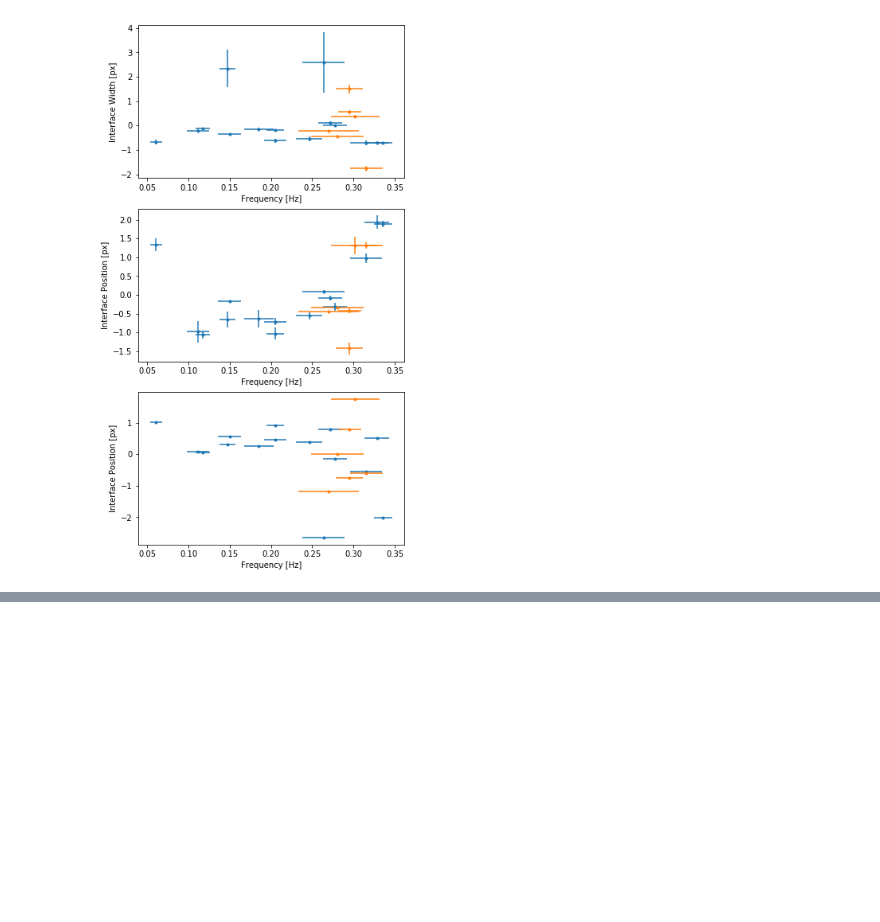
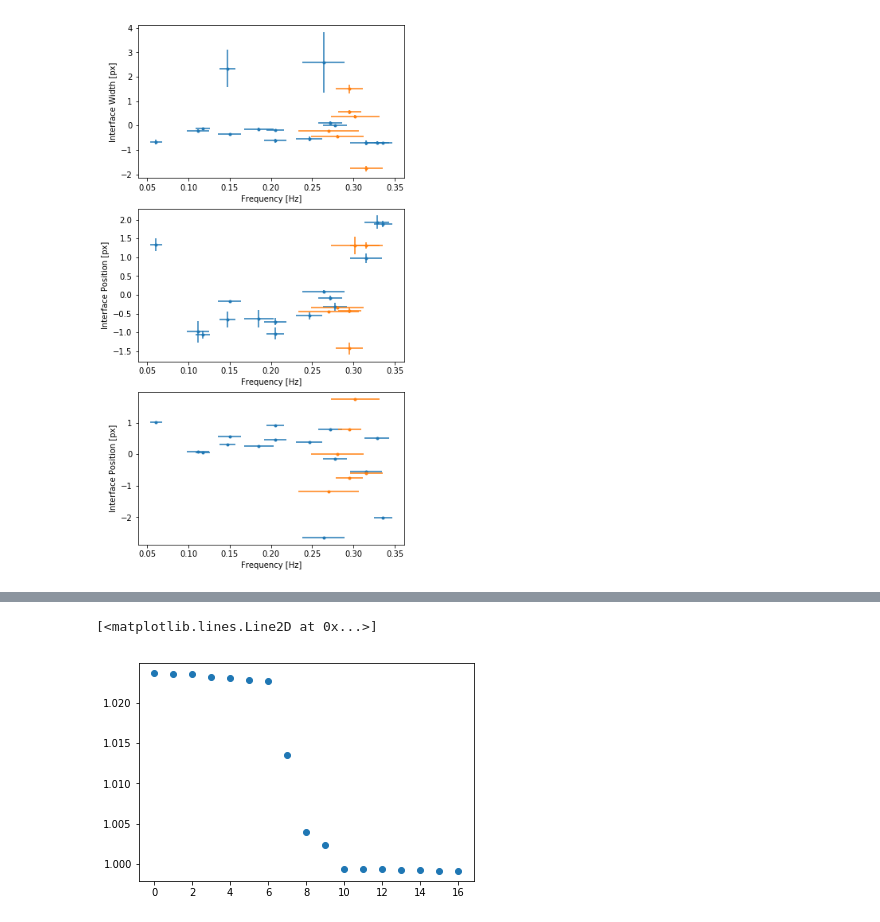
Before and after one commit to balintkaszas/boSchlieren, a Jupyter notebook: 0511_noramp.ipynb, the cells around one changed output, grey strips where cells are left out. Saved outputs shown, nothing was run; the diff lists cells and outputs as text; code cells hidden in the pictures; blank space fills up the shorter version.

```diff
--- a/0511_noramp.ipynb
+++ b/0511_noramp.ipynb
@@ -316,0 +319,7 @@ np.savetxt('C:/Users/balin/Docs/boSchlieren/data0509/0509_frozenFreqs.dat', out2
+# %%
+d = [51.7, 51.7, 51.6, 51.1, 50.4, 49.1, 48.8, 45.0, 33.4, 25.3, 9.14, 1.2, 0.9, 0.6, 0.5, 0.5, 0.5]
+densities29 = [52.0, 51.8, 51.9, 51.2, 50.9, 50.6, 50.2, 33.3, 13., 9., 0.7, 0.8, 0.7, 0.6, 0.5, 0.1, 0.1]
+densities29_2 = [52.4, 52.7, 52.6, 52.2, 52.0, 51.6, 50.8, 37.1, 13., 2., 1., 0.8, 0.7, 0.6, 0.5, 0.4, 0.1]
+def cond_dens(x):
+    return x**4*0.0000000000922584+x**3*(-0.0000000294733)+x**2*0.00000419348+x*0.000322098+0.999075
+den = np.array(densities29)
@@ -316,0 +349,5 @@ np.savetxt('C:/Users/balin/Docs/boSchlieren/data0509/0509_frozenFreqs.dat', out2
+# %%
+plt.plot(cond_dens(den), 'o')
+# %% [output]
+[<matplotlib.lines.Line2D at 0x...>]
+[figure, added]
```
Also changed, not shown: parts of 15 cells of this notebook, 21 other files.
